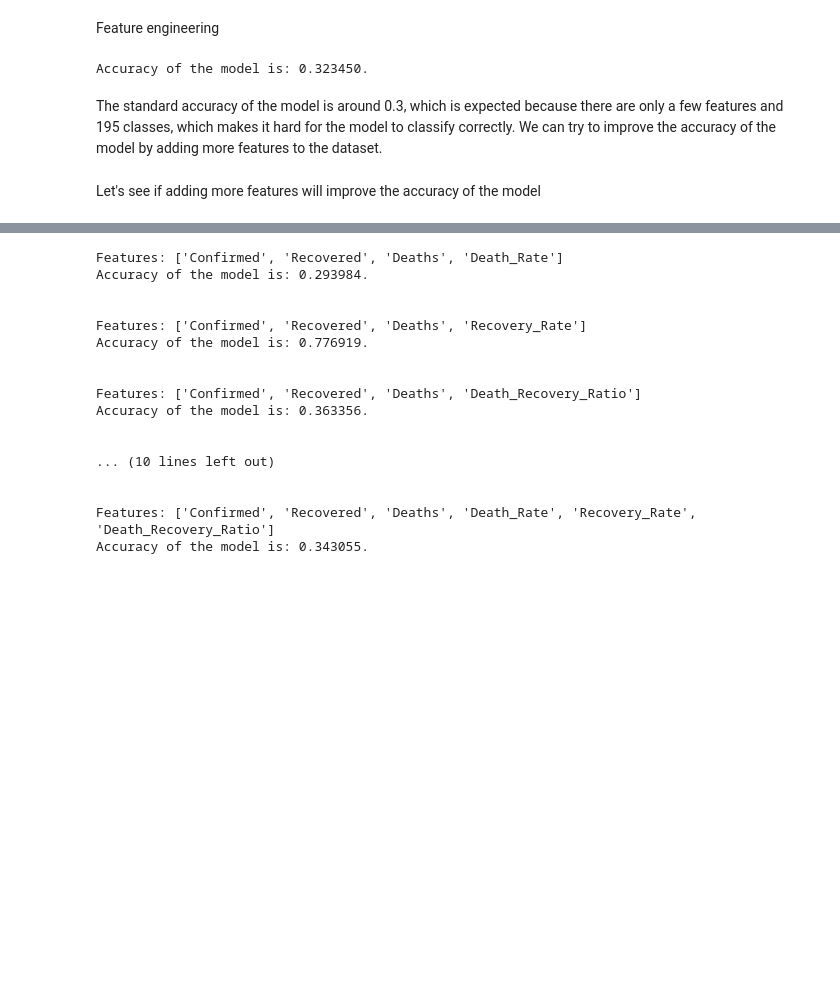
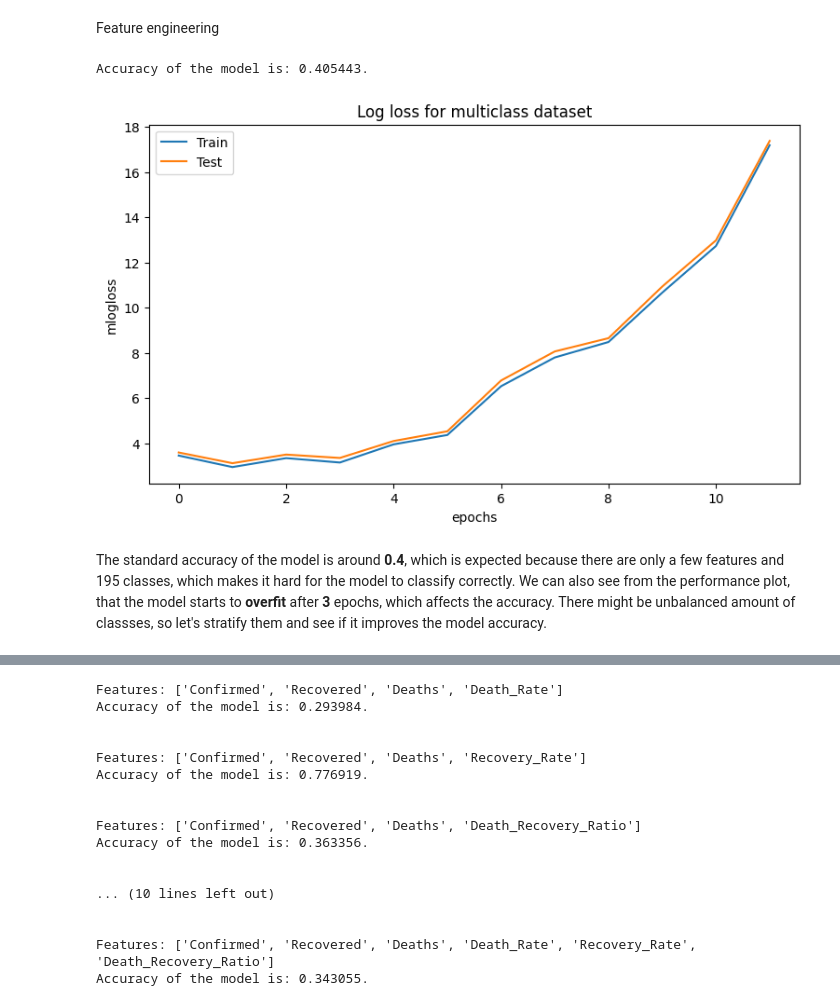
Before and after one commit to SamiAnttalainen/Covid-19_Analysis-Project, a Jupyter notebook: Covid-19_Modeling.ipynb, the cells around one changed output, grey strips where cells are left out. Drawn from its saved outputs; the diff is of its cells as text; code cells hidden in the pictures; blank space fills up the shorter version.

Commit message:
Added Stratify option to the data splitting

```diff
--- a/Covid-19_Modeling.ipynb
+++ b/Covid-19_Modeling.ipynb
@@ -184,7 +183,7 @@ modified_data = data.copy()
 features = ['Confirmed', 'Recovered', 'Deaths']
 target = 'Country'
 
-def train_test_generator(features, target, data):
+def train_test_generator(features, target, data, stratified=False):
     # Features
     X = data[features].copy()
 
@@ -192,39 +191,62 @@ def train_test_generator(features, target, data):
     y = data[target].copy()
 
     # Split into validation and training data
-    train_X, val_X, train_y, val_y = train_test_split(X, y, test_size=0.3, random_state=1)
+    if stratified:
+        train_X, val_X, train_y, val_y = train_test_split(X, y, test_size=0.3, random_state=42, stratify=y)
+    else:
+        train_X, val_X, train_y, val_y = train_test_split(X, y, test_size=0.3, random_state=42)
+
 
     # Preprocessing
     std_scaler = StandardScaler()
     train_X = std_scaler.fit_transform(train_X)
     val_X = std_scaler.transform(val_X)
 
     # Label encoding to change the target to numerical, so model can classify classes based on numbers
     label_encoder = LabelEncoder()
-    label_encoder.fit(train_y) # Fit the encoder on the training data
     train_y = label_encoder.fit_transform(train_y)
     val_y = label_encoder.transform(val_y)
 
     # Testing the model and getting the accuracy
     test_model(train_X, train_y, val_X, val_y)
 
     return None
 
 
 # Testing function
 def test_model(train_X, train_y, val_X, val_y):
-    model = XGBClassifier()
-    model.fit(train_X, train_y, eval_metric="logloss", verbose=False)
+    model = XGBClassifier(
+        objective='multi:softmax',
+        num_class=195,
+        early_stopping_rounds=10,
+        eval_metric=['merror', 'mlogloss'],
+        seed=42
+        )
+    model.fit(train_X, train_y, eval_set=[(train_X, train_y), (val_X, val_y)], verbose=False)
     y_pred = model.predict(val_X)
     accuracy = accuracy_score(y_pred, val_y)
     print(f'Accuracy of the model is: {accuracy:4f}.')
+
+    # Plotting the performance of the model
+    results = model.evals_result()
+    epochs = len(results['validation_0']['mlogloss'])
+    x_axis = range(0, epochs)
+
+    _, ax = plt.subplots(figsize = (9,5))
+    ax.plot(x_axis, results['validation_0']['mlogloss'], label='Train')
+    ax.plot(x_axis, results['validation_1']['mlogloss'], label='Test')
+    ax.legend()
+    plt.xlabel('epochs')
+    plt.ylabel('mlogloss')
+    plt.title('Log loss for multiclass dataset')
+    plt.show()
+
     return None
 
 # Testing the model to see what is the starting accuracy
 train_test_generator(features, target, modified_data)
 # %% [output]
-Accuracy of the model is: 0.323450.
+Accuracy of the model is: 0.405443.
+[figure, added]
 # %% [markdown]
-The standard accuracy of the model is around 0.3, which is expected because there are only a few features and 195 classes, which makes it hard for the model to classify correctly. We can try to improve the accuracy of the model by adding more features to the dataset.
+The standard accuracy of the model is around **0.4**, which is expected because there are only a few features and 195 classes, which makes it hard for the model to classify correctly. We can also see from the performance plot, that the model starts to **overfit** after **3** epochs, which affects the accuracy. There might be unbalanced amount of classses, so let's stratify them and see if it improves the model accuracy.
-# %% [markdown]
-Let's see if adding more features will improve the accuracy of the model
```
Also changed, not shown: parts of 6 cells of this notebook.
